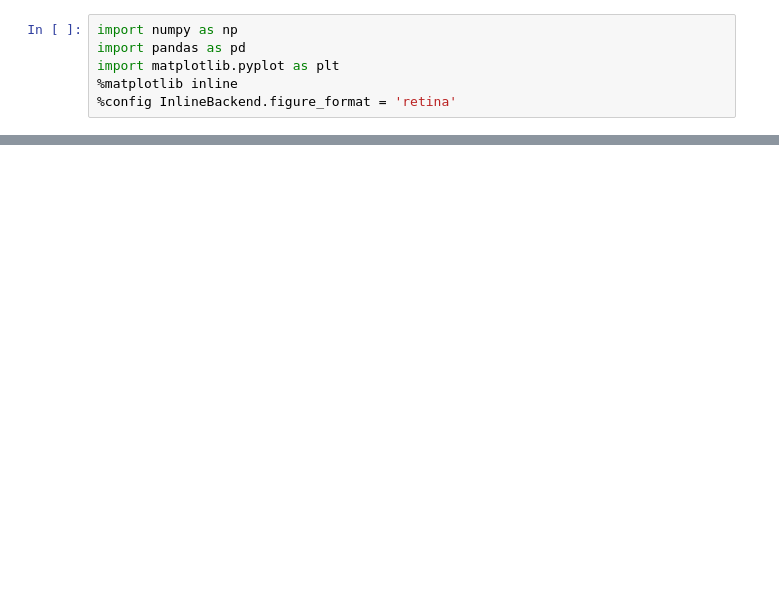
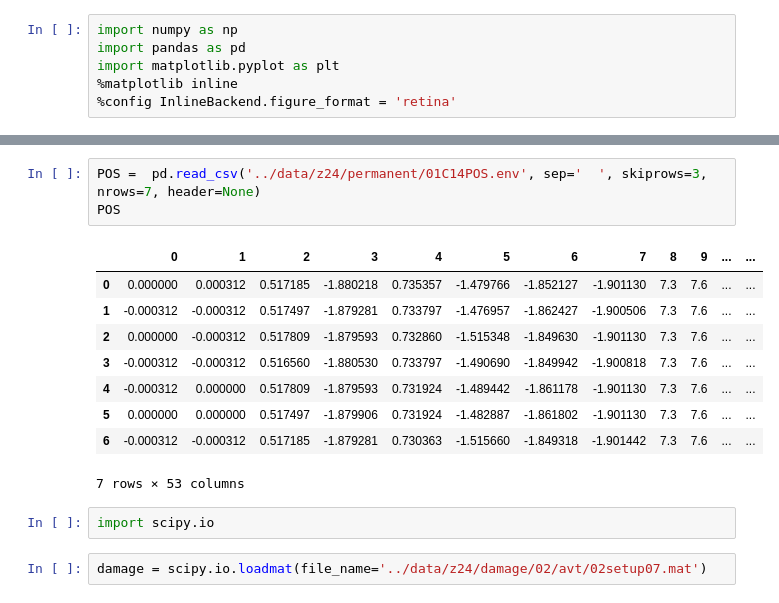
Before and after one commit to davidsteinar/structural-uncertainty, a Jupyter notebook: notebooks/z24-data-explore.ipynb, the cells around one changed output, grey strips where cells are left out. Drawn from its saved outputs; the diff is of its cells as text; blank space fills up the shorter version.

```diff
--- a/notebooks/z24-data-explore.ipynb
+++ b/notebooks/z24-data-explore.ipynb
@@ -29,0 +57,17 @@ permanent_monitor
+# %%
+POS =  pd.read_csv('../data/z24/permanent/01C14POS.env', sep='  ', skiprows=3, nrows=7, header=None)
+POS
+# %% [output]
+|  | 0 | 1 | 2 | 3 | 4 | 5 | 6 | 7 | 8 | 9 | ... | ... |
+| 0 | 0.000000 | 0.000312 | 0.517185 | -1.880218 | 0.735357 | -1.479766 | -1.852127 | -1.901130 | 7.3 | 7.6 | ... | ... |
+| 1 | -0.000312 | -0.000312 | 0.517497 | -1.879281 | 0.733797 | -1.476957 | -1.862427 | -1.900506 | 7.3 | 7.6 | ... | ... |
+| 2 | 0.000000 | -0.000312 | 0.517809 | -1.879593 | 0.732860 | -1.515348 | -1.849630 | -1.901130 | 7.3 | 7.6 | ... | ... |
+| 3 | -0.000312 | -0.000312 | 0.516560 | -1.880530 | 0.733797 | -1.490690 | -1.849942 | -1.900818 | 7.3 | 7.6 | ... | ... |
+| 4 | -0.000312 | 0.000000 | 0.517809 | -1.879593 | 0.731924 | -1.489442 | -1.861178 | -1.901130 | 7.3 | 7.6 | ... | ... |
+| 5 | 0.000000 | 0.000000 | 0.517497 | -1.879906 | 0.731924 | -1.482887 | -1.861802 | -1.901130 | 7.3 | 7.6 | ... | ... |
+| 6 | -0.000312 | -0.000312 | 0.517185 | -1.879281 | 0.730363 | -1.515660 | -1.849318 | -1.901442 | 7.3 | 7.6 | ... | ... |
+7 rows × 53 columns
+# %%
+import scipy.io
+# %%
+damage = scipy.io.loadmat(file_name='../data/z24/damage/02/avt/02setup07.mat')
```
Also changed, not shown: parts of 12 cells of this notebook, 2 other files.
